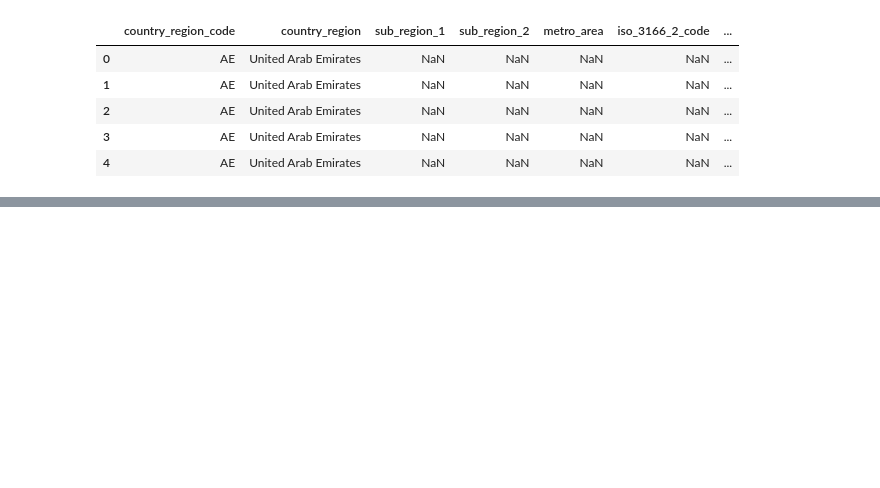
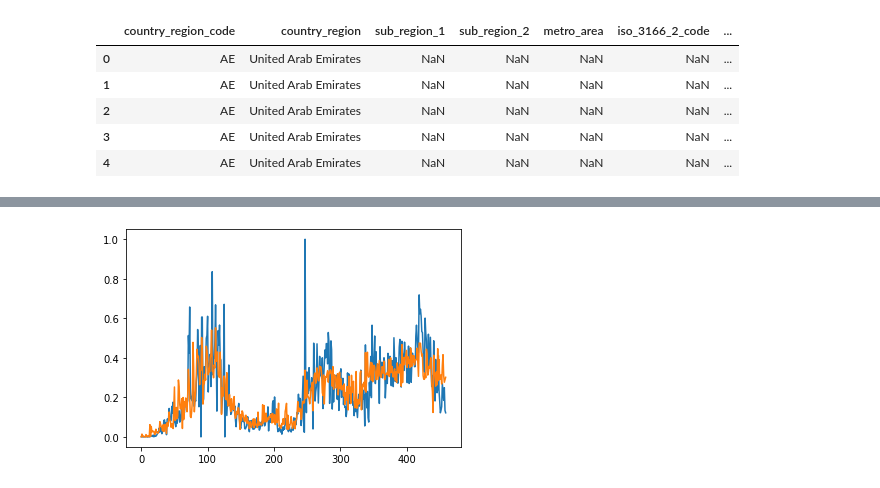
Before and after one commit to miguelguida/mc886-final-project, a Jupyter notebook: estudo_de_relacoes.ipynb, the cells around one changed output, grey strips where cells are left out. Cells and saved outputs as stored; diff of their text form; code cells hidden in the pictures; blank space fills up the shorter version.

```diff
--- a/estudo_de_relacoes.ipynb
+++ b/estudo_de_relacoes.ipynb
@@ -262,0 +283,13 @@ Accuracy: 1.30
+# %%
+model = Sequential()
+model.add(Dense(6, input_dim=6, activation='relu'))
+model.add(Dense(12, activation='relu'))
+model.add(Dense(12, activation='relu'))
+model.add(Dense(6, activation='relu'))
+model.add(Dense(1, activation='relu'))
+# %%
+
+
+model.compile(loss='binary_crossentropy', optimizer='adam', metrics=['accuracy'])
+
+model.fit(X, Y, epochs=700, batch_size=90)
@@ -262,0 +326,20 @@ Accuracy: 1.30
+# %%
+newCases = cases_df[regions_selected[1]]['newCases'].values
+newCases_norm = newCases/np.max(newCases)
+mobility_norm = scaler.fit_transform(mob_df[regions_selected[1]][categories_google_mobility].values)
+# %%
+X_test = mobility_norm[-460:,:]
+Y_test = newCases_norm[-470:-10]
+Y_test = Y_test.reshape((len(Y_test),1))
+
+print("Mobility Features")
+print(X_test[:5])
+print("X_test shape: ",X_test.shape)
+
+
+print("Covid Cases")
+print(Y_test[:5])
+print("Y_test shape: ",Y_test.shape)
+
+_, accuracY_test = model.evaluate(X_test, Y_test)
+print('AccuracY_test: %.2f' % (accuracY_test*100))
@@ -262,0 +363,7 @@ Accuracy: 1.30
+# %%
+predict = model.predict(X_test)
+plt.plot(Y_test)
+plt.plot(predict)
+plt.show()
+# %% [output]
+[figure, added]
```
Also changed, not shown: parts of 11 cells of this notebook.
